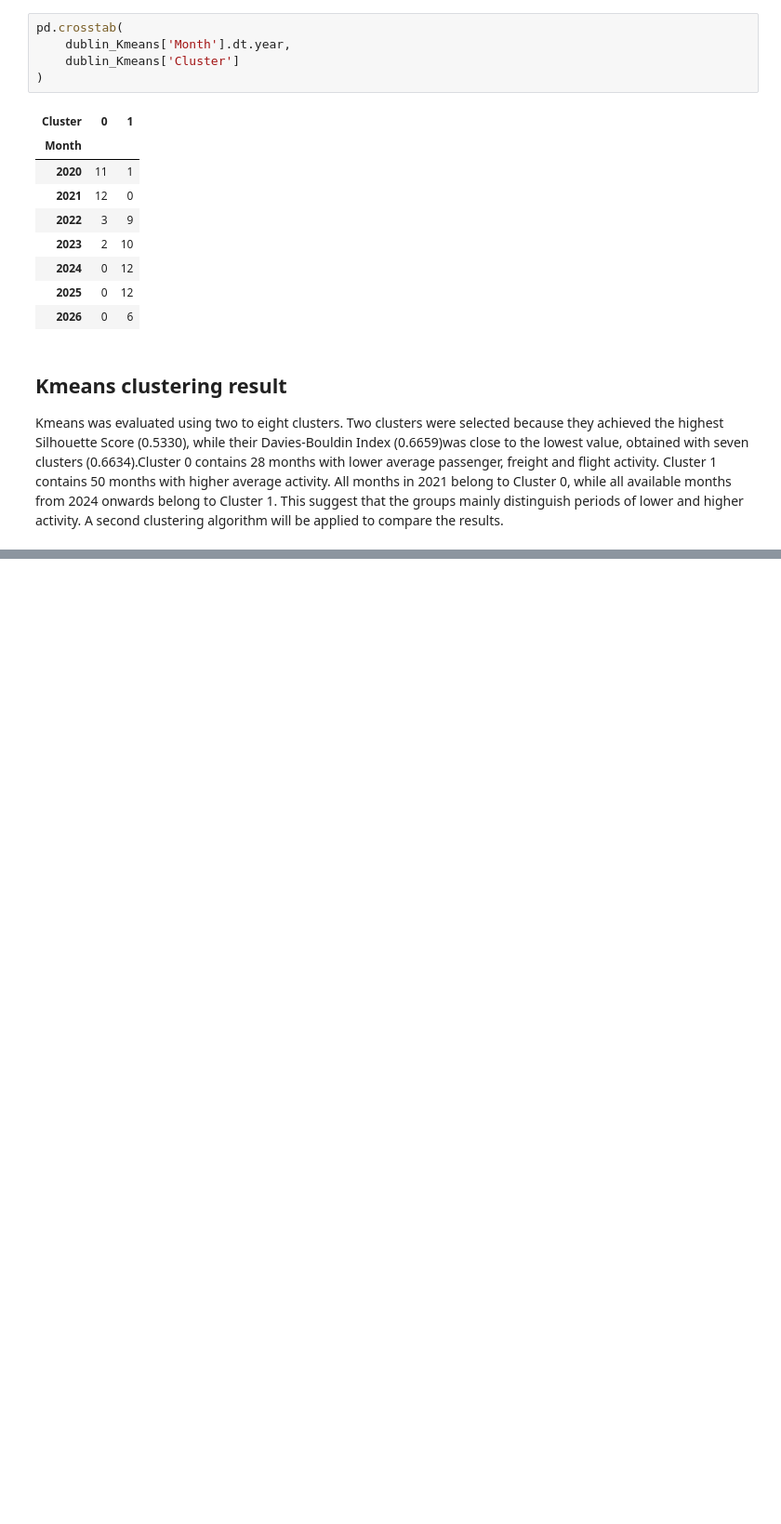
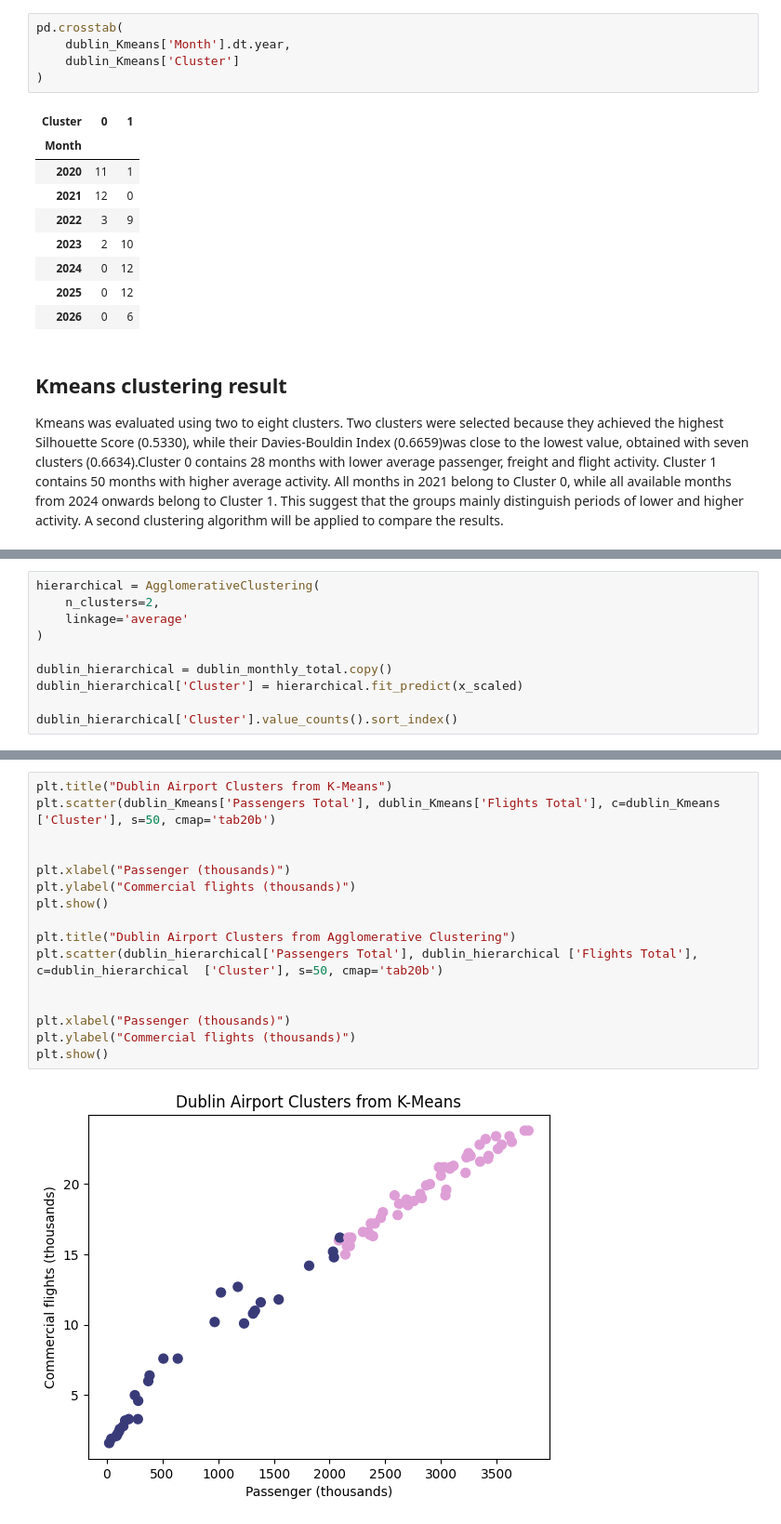
Before and after one commit to Ricardocotaa/CA1-Machine-Learning-2-Ricardo-Cota, a Jupyter notebook: CA1 MachineLearning-RicardoCota.ipynb, the cells around one changed output, grey strips where cells are left out. Shown at 93% size. Cells and saved outputs as stored; diff of their text form; blank space fills up the shorter version.

Commit message:
Compare Kmeans  and Agglomerative Clustering

```diff
--- a/CA1 MachineLearning-RicardoCota.ipynb
+++ b/CA1 MachineLearning-RicardoCota.ipynb
@@ -554,0 +593,10 @@ Kmeans was evaluated using two to eight clusters. Two clusters were selected bec
+# %%
+hierarchical = AgglomerativeClustering(
+    n_clusters=2,
+    linkage='average'
+)
+
+dublin_hierarchical = dublin_monthly_total.copy()
+dublin_hierarchical['Cluster'] = hierarchical.fit_predict(x_scaled)
+
+dublin_hierarchical['Cluster'].value_counts().sort_index()
@@ -554,0 +617,18 @@ Kmeans was evaluated using two to eight clusters. Two clusters were selected bec
+# %%
+plt.title("Dublin Airport Clusters from K-Means")
+plt.scatter(dublin_Kmeans['Passengers Total'], dublin_Kmeans['Flights Total'], c=dublin_Kmeans ['Cluster'], s=50, cmap='tab20b')
+
+
+plt.xlabel("Passenger (thousands)")
+plt.ylabel("Commercial flights (thousands)")
+plt.show()
+
+plt.title("Dublin Airport Clusters from Agglomerative Clustering")
+plt.scatter(dublin_hierarchical['Passengers Total'], dublin_hierarchical ['Flights Total'], c=dublin_hierarchical  ['Cluster'], s=50, cmap='tab20b')
+
+
+plt.xlabel("Passenger (thousands)")
+plt.ylabel("Commercial flights (thousands)")
+plt.show()
+# %% [output]
+[figure, added]
```
Also changed, not shown: parts of 7 cells of this notebook.
